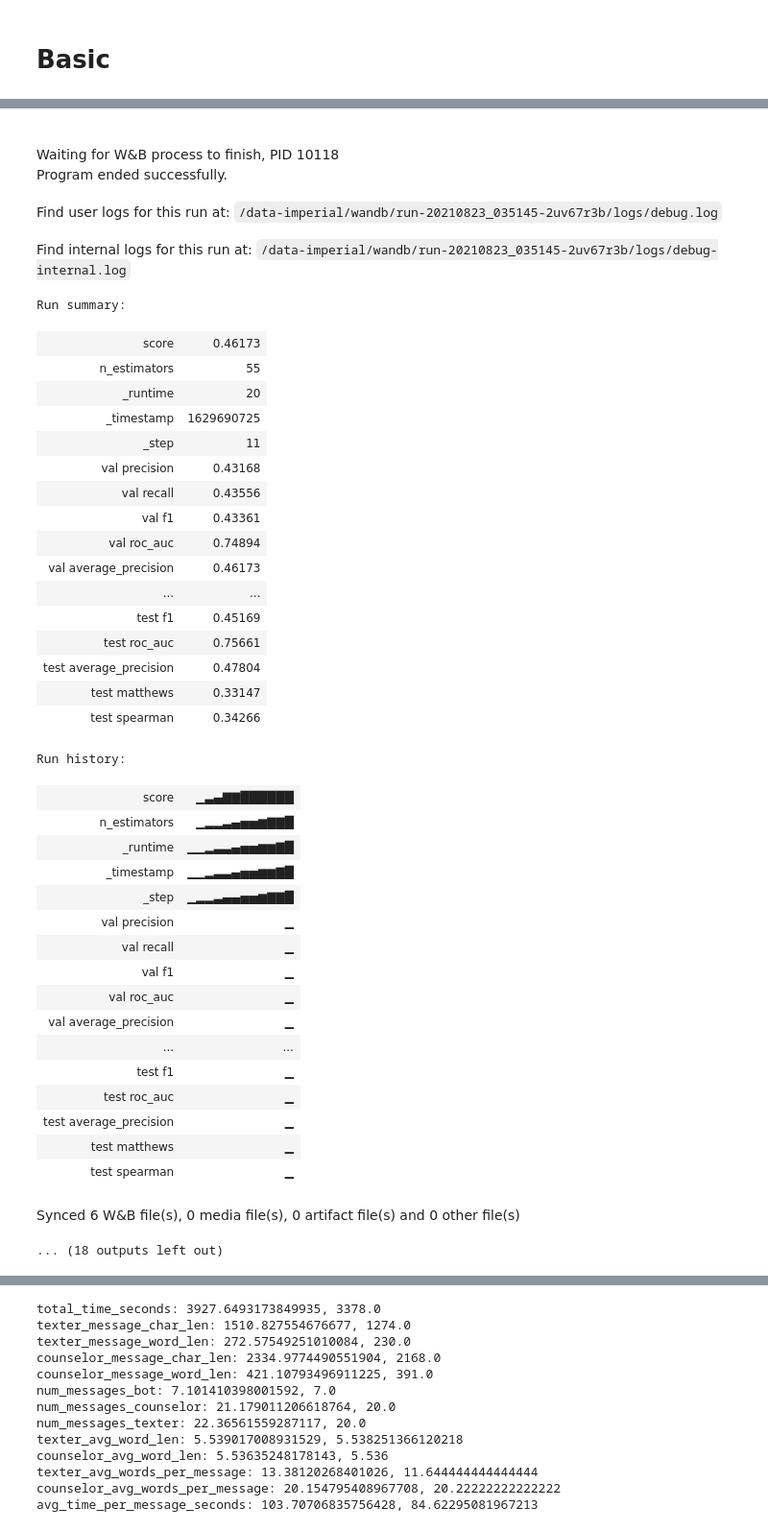
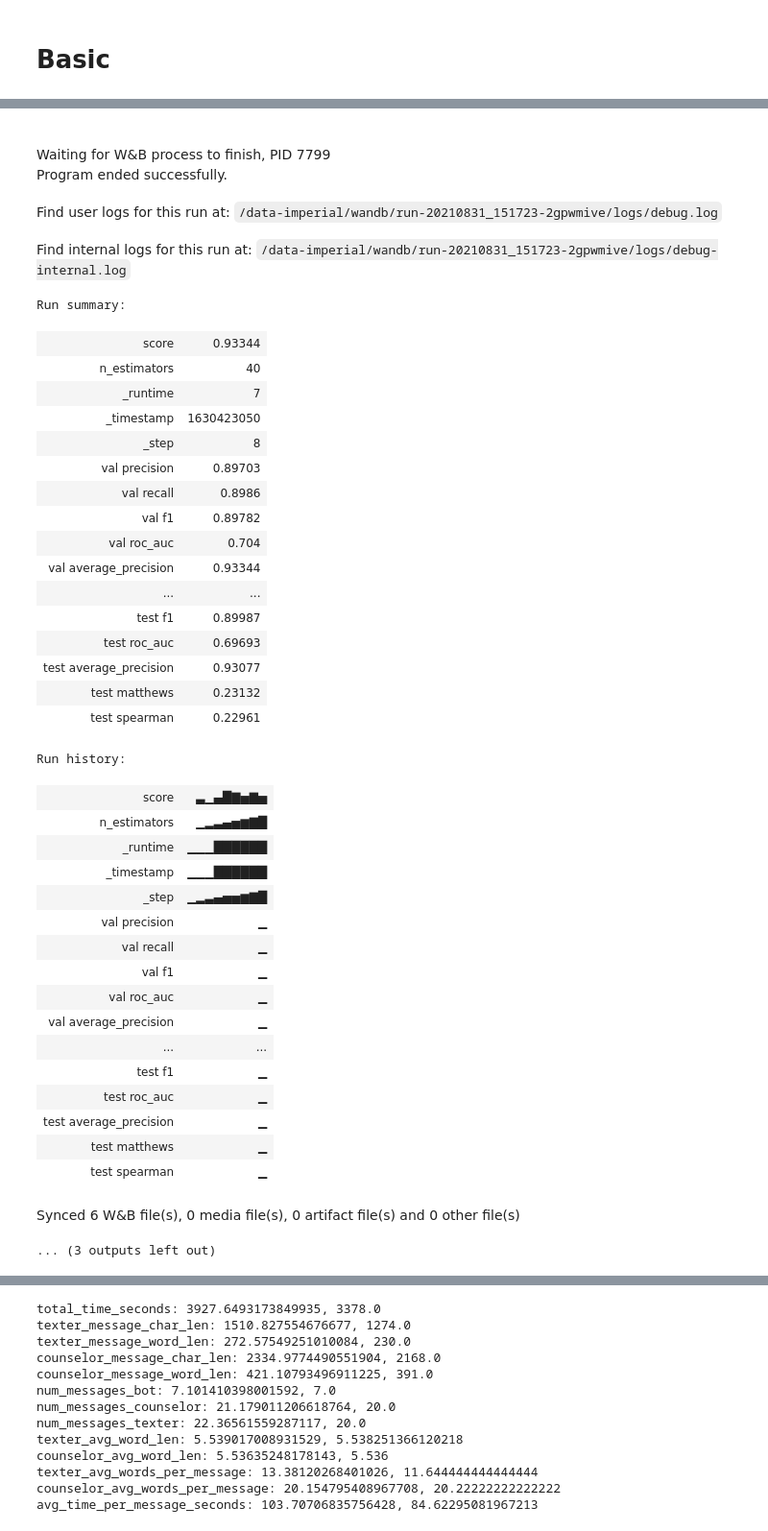
Before and after one commit to kiatann/DeepExplanation, a Jupyter notebook: Basic_features_rf.ipynb, the cells around one changed output, grey strips where cells are left out. Shown at 96% size. Saved outputs shown, nothing was run; the diff lists cells and outputs as text; code cells hidden in the pictures.

```diff
--- a/Basic_features_rf.ipynb
+++ b/Basic_features_rf.ipynb
@@ -220,9 +220,9 @@ config={"min_estimators":5,
 
 for label in tqdm([
 #     "19_desire_x",
-    "19_intent_x",
+#     "19_intent_x",
 #     "19_capability_x",
-    "19_timeframe_x",
+#     "19_timeframe_x",
 #     "69>13 or younger",
 #     "69>14-24",
 #     "69>24 or younger",
@@ -231,7 +231,7 @@ for label in tqdm([
 #     "18_self_harm",
 #     "18_suicide",
 #     "18_substance",
-#     "64_Yes",
+    "64_Yes",
 #     "65>1 (slightly helpful)",
 #     "65>2",
 #     "65>3",
@@ -348,31 +348,31 @@ spearman             0.342657
 dtype: float64
-Waiting for W&B process to finish, PID 10118
+Waiting for W&B process to finish, PID 7799
 Program ended successfully.
-Find user logs for this run at: /data-imperial/wandb/run-20210823_035145-2uv67r3b/logs/debug.log
+Find user logs for this run at: /data-imperial/wandb/run-20210831_151723-2gpwmive/logs/debug.log
-Find internal logs for this run at: /data-imperial/wandb/run-20210823_035145-2uv67r3b/logs/debug-internal.log
+Find internal logs for this run at: /data-imperial/wandb/run-20210831_151723-2gpwmive/logs/debug-internal.log
 Run summary:
-| score | 0.46173 |
-| n_estimators | 55 |
-| _runtime | 20 |
-| _timestamp | 1629690725 |
-| _step | 11 |
-| val precision | 0.43168 |
-| val recall | 0.43556 |
-| val f1 | 0.43361 |
-| val roc_auc | 0.74894 |
-| val average_precision | 0.46173 |
+| score | 0.93344 |
+| n_estimators | 40 |
+| _runtime | 7 |
+| _timestamp | 1630423050 |
+| _step | 8 |
+| val precision | 0.89703 |
+| val recall | 0.8986 |
+| val f1 | 0.89782 |
+| val roc_auc | 0.704 |
+| val average_precision | 0.93344 |
 | ... | ... |
-| test f1 | 0.45169 |
-| test roc_auc | 0.75661 |
-| test average_precision | 0.47804 |
-| test matthews | 0.33147 |
-| test spearman | 0.34266 |
+| test f1 | 0.89987 |
+| test roc_auc | 0.69693 |
+| test average_precision | 0.93077 |
+| test matthews | 0.23132 |
+| test spearman | 0.22961 |
 Run history:
-| score | ▁▃▄▇▇██████ |
-| n_estimators | ▁▂▂▃▄▅▅▆▇▇█ |
-| _runtime | ▁▁▂▃▃▄▅▅▆▆▇█ |
-| _timestamp | ▁▁▂▃▃▄▅▅▆▆▇█ |
-| _step | ▁▂▂▃▄▄▅▅▆▇▇█ |
+| score | ▃▁▄█▇▅▇▅ |
+| n_estimators | ▁▂▃▄▅▆▇█ |
+| _runtime | ▁▁▁██████ |
+| _timestamp | ▁▁▁██████ |
+| _step | ▁▂▃▄▅▅▆▇█ |
 | val precision | ▁ |
 | val recall | ▁ |
 | val f1 | ▁ |
@@ -385,5 +385,5 @@ Run history:
 | test matthews | ▁ |
 | test spearman | ▁ |
 Synced 6 W&B file(s), 0 media file(s), 0 artifact file(s) and 0 other file(s)
-... (18 outputs left out)
+... (3 outputs left out)
 # %%
```
Also changed, not shown: parts of 3 cells of this notebook.
